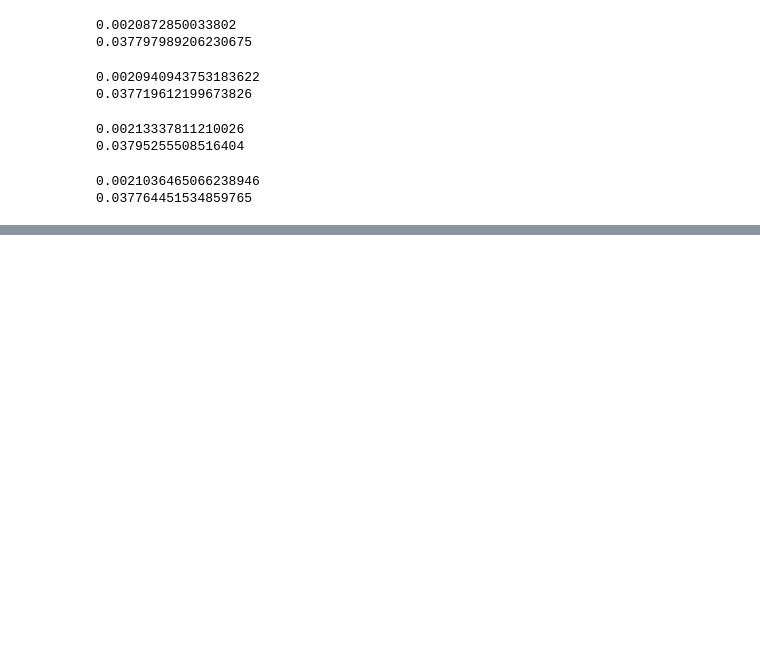
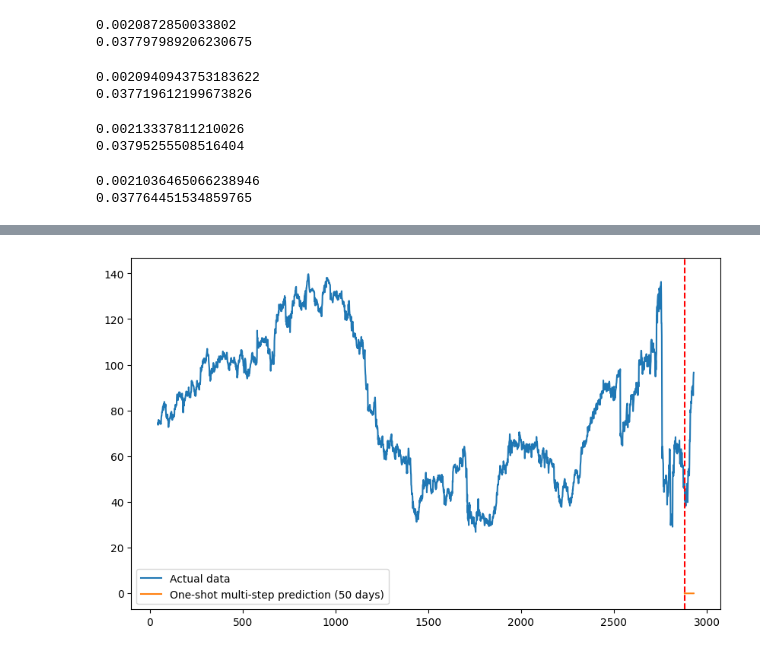
Before and after one commit to gregiberri/llm_financial_sentiment_analysis, a Jupyter notebook: notebooks/8_evaluation_backtest.ipynb, the cells around one changed output, grey strips where cells are left out. Cells and saved outputs as stored; diff of their text form; code cells hidden in the pictures; blank space fills up the shorter version.

```diff
--- a/notebooks/8_evaluation_backtest.ipynb
+++ b/notebooks/8_evaluation_backtest.ipynb
@@ -42,0 +290,5 @@ print(mae)
+# %%
+X_scaled, y_scaled, y_scaler = input_processing('Llama-3-70B-GPTQ-fullarticles')
+X_batch, y_batch = walk_forward_inp_gen(df_full, X_scaled, y_scaled)
+
+print(X_batch.shape, y_batch.shape)
@@ -42,0 +297,6 @@ print(mae)
+# %%
+train_loader = X_batch[:-10], y_batch[:-10]
+val_loader = X_batch[-10:-5], y_batch[-10:-5]
+test_loader = X_batch[-5:], y_batch[-5:]
+
+print(train_loader[0].shape, val_loader[0].shape, test_loader[0].shape)
@@ -42,0 +378,17 @@ print(mae)
+# %%
+X_test_tensors_final = torch.tensor(test_loader[0]).float()
+test_predict = model(X_test_tensors_final[-1].unsqueeze(0)) # get the last sample
+test_predict = test_predict.detach().numpy()
+test_predict = y_scaler.inverse_transform(test_predict)
+test_predict = test_predict[0].tolist()
+# %%
+plt.figure(figsize=(10,6)) #plotting
+a = [x for x in range(48-5, len(y))]
+plt.plot(a, y[48-5:], label='Actual data');
+c = [x for x in range(len(y)-50, len(y))]
+plt.plot(c, test_predict, label='One-shot multi-step prediction (50 days)')
+plt.axvline(x=len(y)-50, c='r', linestyle='--')
+plt.legend()
+plt.show()
+# %% [output]
+[figure, added]
```
Also changed, not shown: parts of 24 cells of this notebook, 3 other files.
